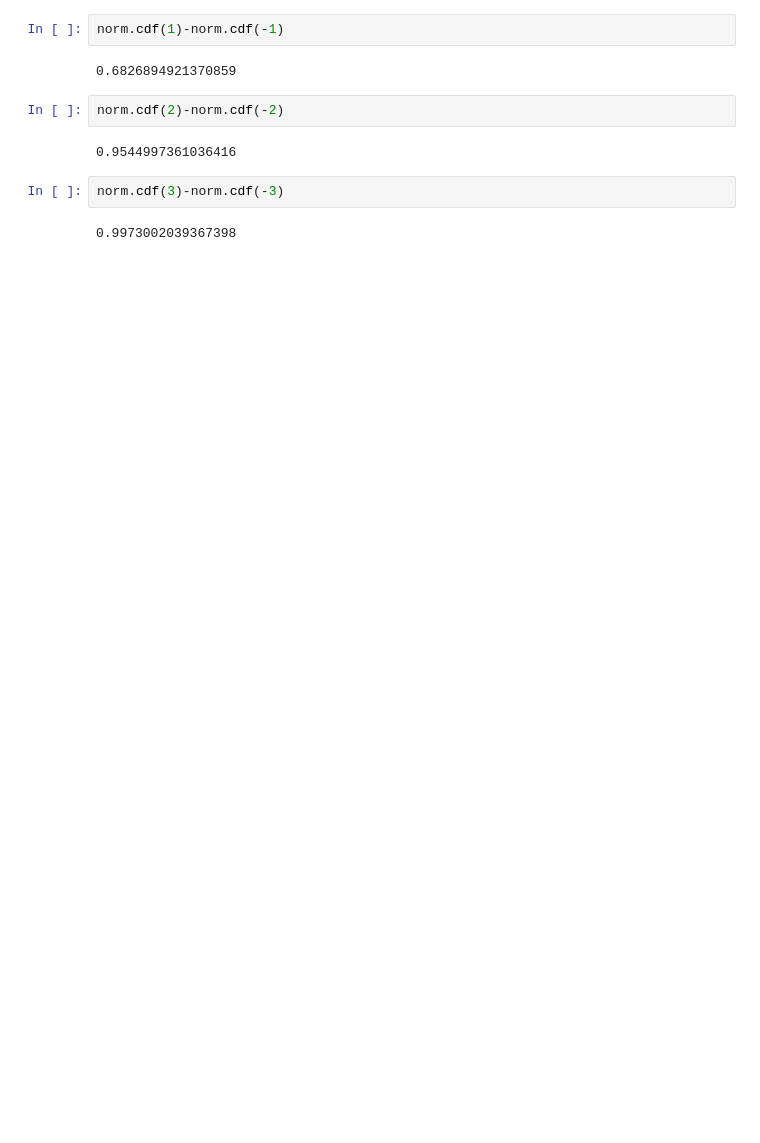
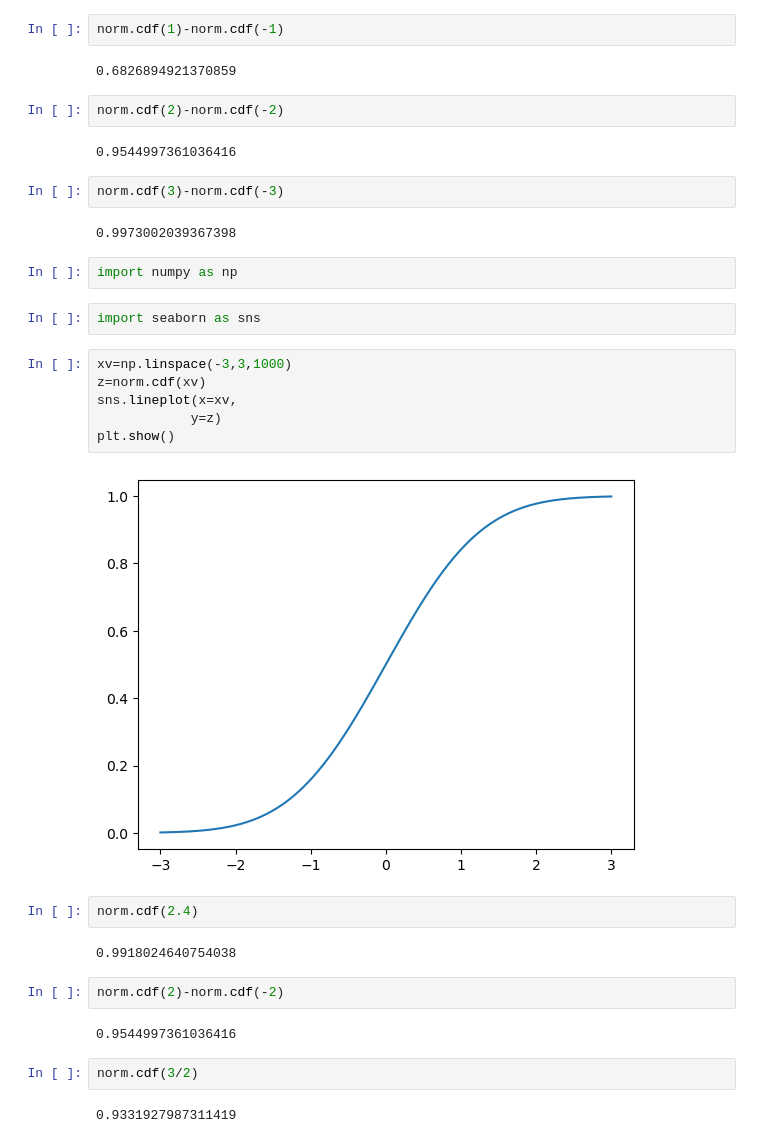
Before and after one commit to jeeet0700/Prob-Stat, a Jupyter notebook: Descriptive Stat.ipynb, the cells around one changed output. Cells and saved outputs as stored; diff of their text form; blank space fills up the shorter version.

```diff
--- a/Descriptive Stat.ipynb
+++ b/Descriptive Stat.ipynb
@@ -365,3 +365,27 @@ norm.cdf(2)-norm.cdf(-2)
 norm.cdf(3)-norm.cdf(-3)
 # %% [output]
 0.9973002039367398
+# %%
+import numpy as np
+# %%
+import seaborn as sns
+# %%
+xv=np.linspace(-3,3,1000)
+z=norm.cdf(xv)
+sns.lineplot(x=xv,
+            y=z)
+plt.show()
+# %% [output]
+[figure, added]
+# %%
+norm.cdf(2.4)
+# %% [output]
+0.9918024640754038
+# %%
+norm.cdf(2)-norm.cdf(-2)
+# %% [output]
+0.9544997361036416
+# %%
+norm.cdf(3/2)
+# %% [output]
+0.9331927987311419
```
